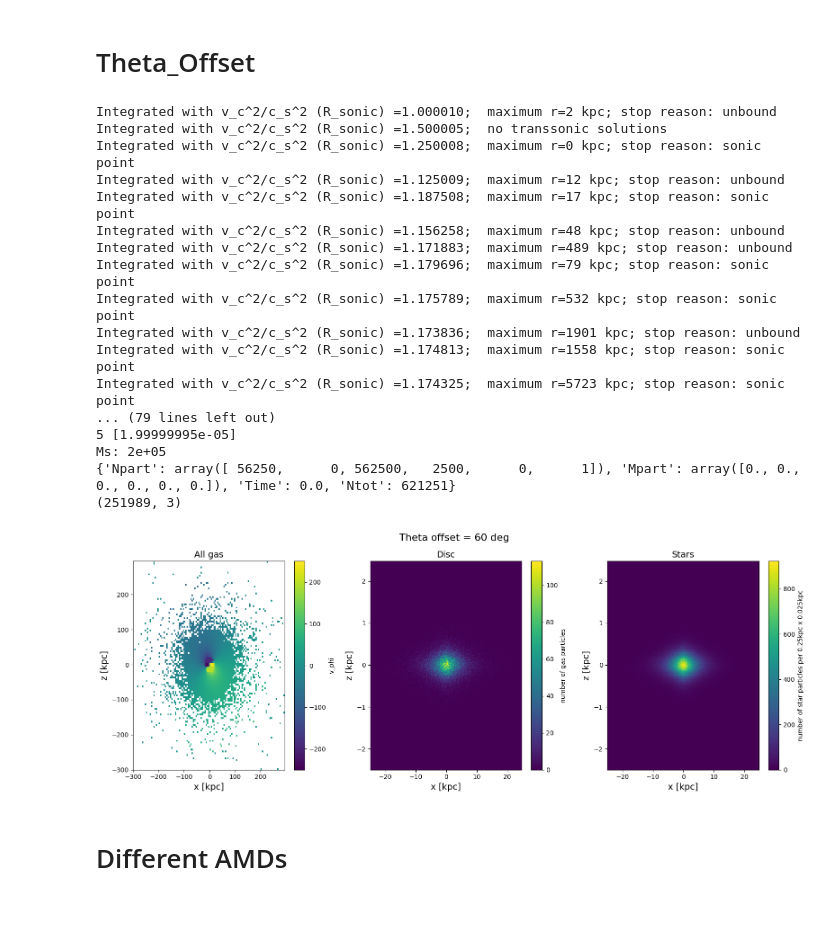
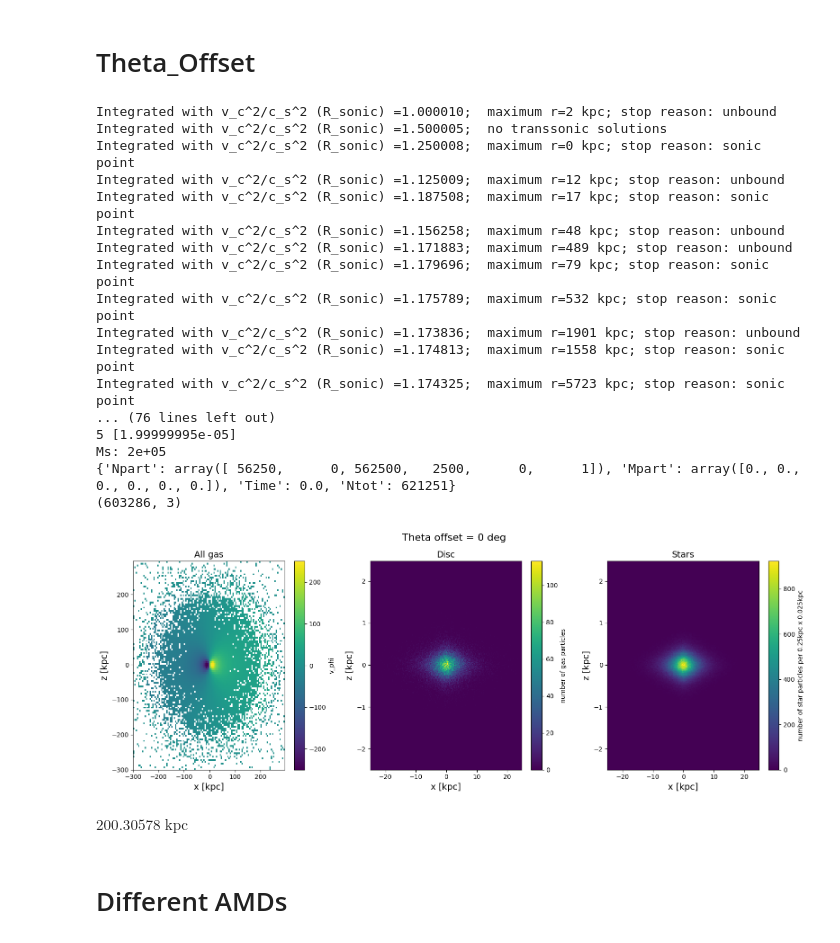
Before and after one commit to spectram/cooling_flow, a Jupyter notebook: ipynb/create_ICs_misaligned.ipynb, the cells around one changed output. Cells and saved outputs as stored; diff of their text form; code cells hidden in the pictures; blank space fills up the shorter version.

```diff
--- a/ipynb/create_ICs_misaligned.ipynb
+++ b/ipynb/create_ICs_misaligned.ipynb
@@ -101,7 +101,7 @@ def plot_snapshots(instance, theta_offset=0, outputfile='init_verification'):
 # %% [markdown]
 # Theta_Offset
 # %%
-theta_offset=60
+theta_offset=0
 AMD='pezzulli17'
 fiducial = ics.ICs(vc=200*un.km/un.s, #table 4 in Fraternali+11, at Rcirc
                    Rcirc=20*un.kpc, #R25 in Fraternali+18, max radius where HI is fit in non-tail side
@@ -110,40 +110,45 @@ fiducial = ics.ICs(vc=200*un.km/un.s, #table 4 in Fraternali+11, at Rcirc
                    Z_CGM=0.3, #as Milky-Way
                    fgas=0.1, # gas in disk not CGM just used to get name of MakeDisk file
                    theta_offset=np.radians(theta_offset),
-                   AMD=AMD
+                   AMD=AMD,
+                   Rres2Rcool=4
                   )
 
 fiducial.calc_CF_solution(pr=True)
 ind = (fiducial.CF_solution.Rs()>20*un.kpc).nonzero()[0][0]
 log_nH = log(fiducial.CF_solution.nHs()[ind].value)
 print('\nlog nH(20 kpc)=%.2f, Mdot=%.3f'%(log_nH,fiducial.CF_solution.Mdot.value),'\n')
 
 outdir=fiducial.create_output_files()
 
 outputfile=fiducial.outdirname()+'/init_verification_'+AMD
 plot_snapshots(instance=fiducial, theta_offset=theta_offset, outputfile=outputfile)
 
 with h5py.File(fiducial.outdirname()+'/init_snapshot.hdf5') as f:
     print(f['PartType0/Coordinates'].shape)
 # %% [output]
 Integrated with v_c^2/c_s^2 (R_sonic) =1.000010;  maximum r=2 kpc; stop reason: unbound
 Integrated with v_c^2/c_s^2 (R_sonic) =1.500005;  no transsonic solutions
 Integrated with v_c^2/c_s^2 (R_sonic) =1.250008;  maximum r=0 kpc; stop reason: sonic point
 Integrated with v_c^2/c_s^2 (R_sonic) =1.125009;  maximum r=12 kpc; stop reason: unbound
 Integrated with v_c^2/c_s^2 (R_sonic) =1.187508;  maximum r=17 kpc; stop reason: sonic point
 Integrated with v_c^2/c_s^2 (R_sonic) =1.156258;  maximum r=48 kpc; stop reason: unbound
 Integrated with v_c^2/c_s^2 (R_sonic) =1.171883;  maximum r=489 kpc; stop reason: unbound
 Integrated with v_c^2/c_s^2 (R_sonic) =1.179696;  maximum r=79 kpc; stop reason: sonic point
 Integrated with v_c^2/c_s^2 (R_sonic) =1.175789;  maximum r=532 kpc; stop reason: sonic point
 Integrated with v_c^2/c_s^2 (R_sonic) =1.173836;  maximum r=1901 kpc; stop reason: unbound
 Integrated with v_c^2/c_s^2 (R_sonic) =1.174813;  maximum r=1558 kpc; stop reason: sonic point
 Integrated with v_c^2/c_s^2 (R_sonic) =1.174325;  maximum r=5723 kpc; stop reason: sonic point
-... (79 lines left out)
+... (76 lines left out)
 5 [1.99999995e-05]
 Ms: 2e+05
 {'Npart': array([ 56250,      0, 562500,   2500,      0,      1]), 'Mpart': array([0., 0., 0., 0., 0., 0.]), 'Time': 0.0, 'Ntot': 621251}
-(251989, 3)
+(603286, 3)
-[figure, old version]
+[figure, new version]
+# %%
+fiducial.CF_solution.Rcool(10*un.Gyr)*4
+# %% [output]
+$200.30578 \; \mathrm{kpc}$
 # %% [markdown]
 # Different AMDs
 # %%
```
Also changed, not shown: 2 other files.
